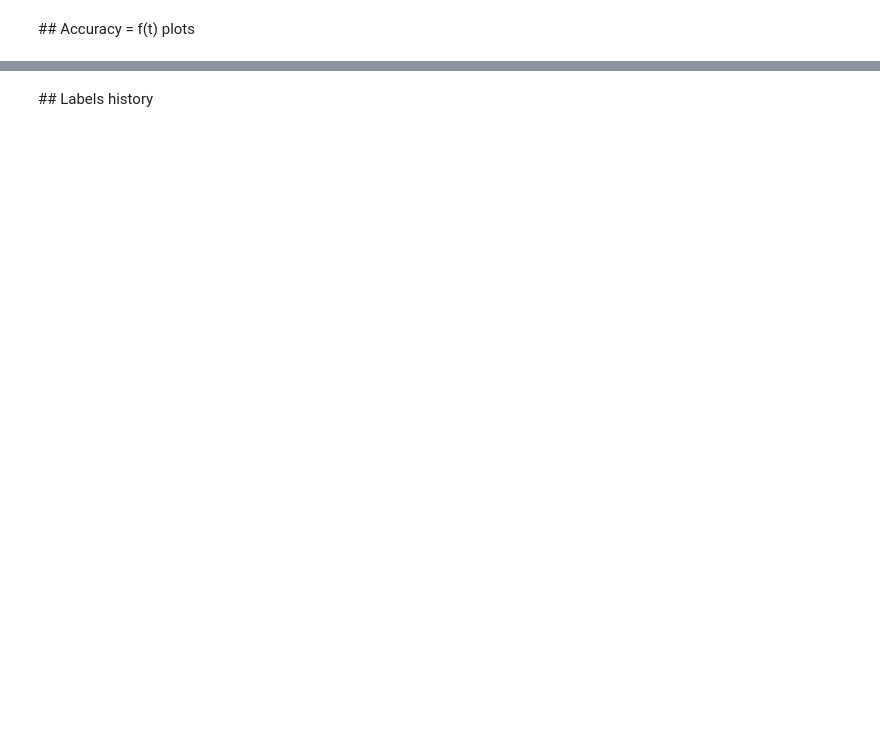
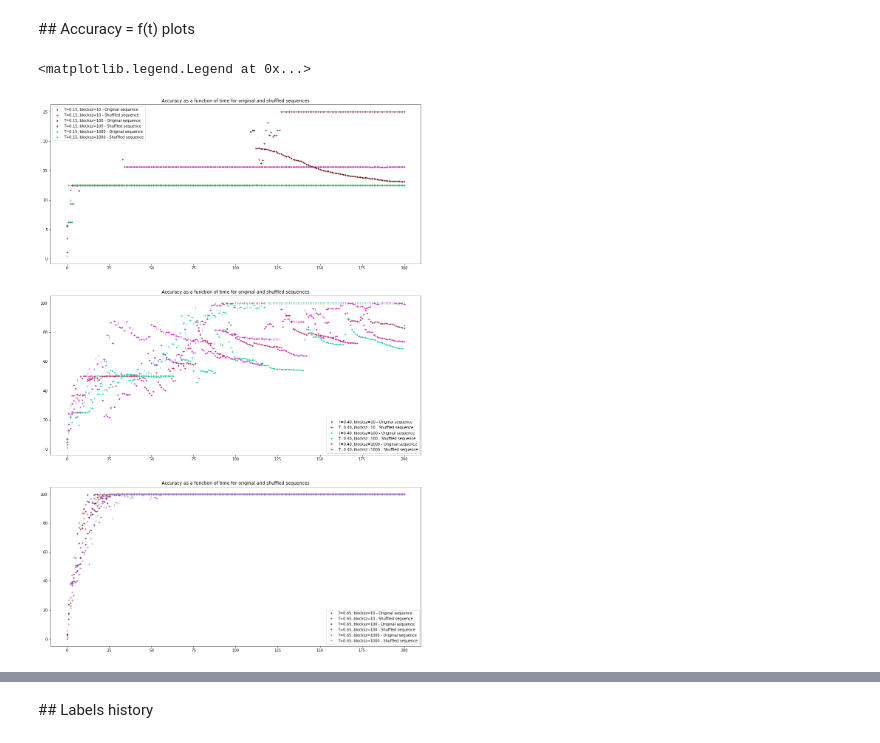
Before and after one commit to Brossollet-Antonin/Ultrametric-benchmark, a Jupyter notebook: notebooks/data_analysis.ipynb, the cells around one changed output, grey strips where cells are left out. Drawn from its saved outputs; the diff is of its cells as text; code cells hidden in the pictures; blank space fills up the shorter version.

```diff
--- a/notebooks/data_analysis.ipynb
+++ b/notebooks/data_analysis.ipynb
@@ -6,5 +6,4 @@ First off let's go to the directory where the latest data was stored for artific
 # %%
 import os
 
-#cwd = os.getcwd()
-cwd = '/home/proprietaire/Documents/Workspace/Jobs/Columbia/ultrametric_benchmark/Ultrametric-benchmark'
+project_root = '/home/proprietaire/Documents/Workspace/Jobs/Columbia/ultrametric_benchmark/Ultrametric-benchmark'
@@ -11,10 +13,10 @@ cwd = '/home/proprietaire/Documents/Workspace/Jobs/Columbia/ultrametric_benchmar
 # %%
-dataset = 'artificial_8'
-nnarchi = 'CNN'
-seq_length = 100000
+dataset = 'artificial_32'
+nnarchi = 'FCL6'
+seq_length = 200000
 n_batches = 10
 seq_genr_type = 'temporal_correlation'
 
 # Foar artificial ultrametric dataset only
-linear_ratio_for_artificial_seq = 5
+linear_ratio_for_artificial_seq = 8
 artificial_seq_len = 200
@@ -44,3 +23,9 @@ dataroots = {
+# %%
+os.chdir(project_root+'/Results')
+
+dataroot = project_root+'/Results/' + dataset + '/' + nnarchi + '/' + seq_genr_type + '_length' + str(seq_length)+'_batches'+str(n_batches)
+if 'artificial' in dataset:
+    dataroot += '_seqlen'+str(artificial_seq_len)+'_ratio'+str(linear_ratio_for_artificial_seq)
 # %%
 # artificial_8 datapaths
 datapaths = {
@@ -215,4 +157,4 @@ class ResultSet:
 # %%
-rs = ResultSet(dataroots[(dataset, seq_genr_type)], datapaths[(dataset, seq_genr_type, 'ratio_'+str(linear_ratio_for_artificial_seq))])
+rs = ResultSet_Cube(dataroot, datapaths[(dataset, nnarchi, seq_genr_type, 'ratio_'+str(linear_ratio_for_artificial_seq))])
 rs.load_analytics()
 # %% [markdown]
@@ -322,7 +376,7 @@ import pdb
 # %%
-acc_fig = plt.figure(figsize=(18,9*3))
+acc_fig = plt.figure(figsize=(18,3*9))
+
 acc_ax = plt.subplot(311)
-
 for params in [(0.15, 10), (0.15, 100), (0.15, 1000)]:
 
     color = np.random.rand(3,)
@@ -343,12 +397,11 @@ for params in [(0.15, 10), (0.15, 100), (0.15, 1000)]:
         label='T={0:.2f}, blocksz={1:d} - Shuffled sequence'.format(params[0], params[1])
     )
 
-plt.title('Accuracy as a function of time for original and shuffled sequences - T = 0.15')
+plt.title('Accuracy as a function of time for original and shuffled sequences')
 acc_ax.legend()
 
 
 acc_ax = plt.subplot(312)
-
 for params in [(0.4, 10), (0.4, 100), (0.4, 1000)]:
 
     color = np.random.rand(3,)
@@ -366,34 +419,35 @@ for params in [(0.4, 10), (0.4, 100), (0.4, 1000)]:
         marker='+',
         ls = 'none',
         color = color,
         label='T={0:.2f}, blocksz={1:d} - Shuffled sequence'.format(params[0], params[1])
     )
 
-plt.title('Accuracy as a function of time for original and shuffled sequences - T = 0.4')
+plt.title('Accuracy as a function of time for original and shuffled sequences')
 acc_ax.legend()
 
-
 acc_ax = plt.subplot(313)
-
 for params in [(0.65, 10), (0.65, 100), (0.65, 1000)]:
 
     color = np.random.rand(3,)
 
     acc_ax.plot(
         rs.var_acc_orig[params][:,0],
         marker = '.',
         ls = 'none',
         color = color,
         label='T={0:.2f}, blocksz={1:d} - Original sequence'.format(params[0], params[1])
     )
 
     acc_ax.plot(
         rs.var_acc_shfl[params][:,0],
         marker='+',
         ls = 'none',
         color = color,
         label='T={0:.2f}, blocksz={1:d} - Shuffled sequence'.format(params[0], params[1])
     )
 
-plt.title('Accuracy as a function of time for original and shuffled sequences - T = 0.65')
+plt.title('Accuracy as a function of time for original and shuffled sequences')
 acc_ax.legend()
+# %% [output]
+<matplotlib.legend.Legend at 0x...>
+[figure, added]
```
Also changed, not shown: parts of 22 cells of this notebook, 10 other files.
